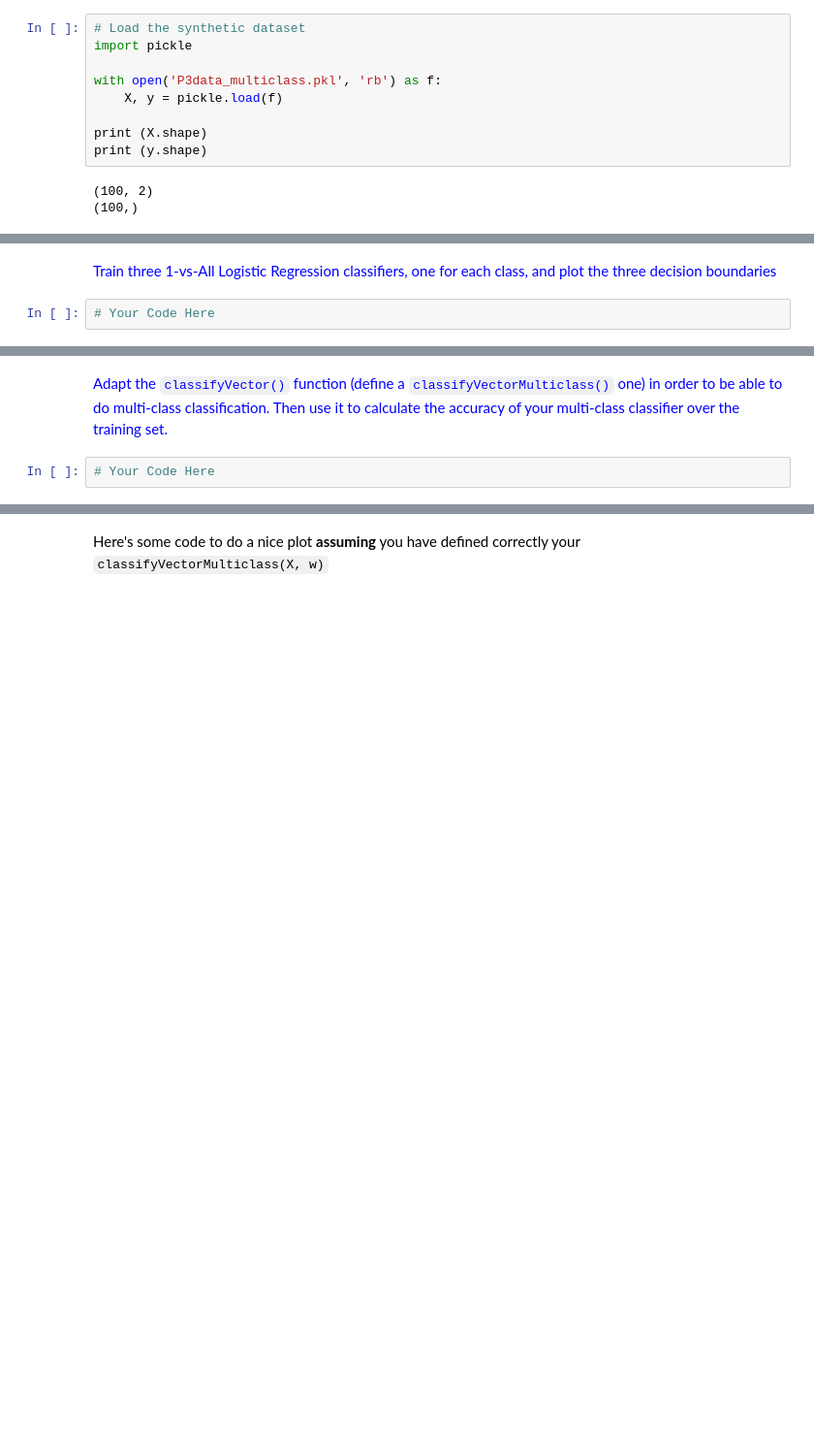
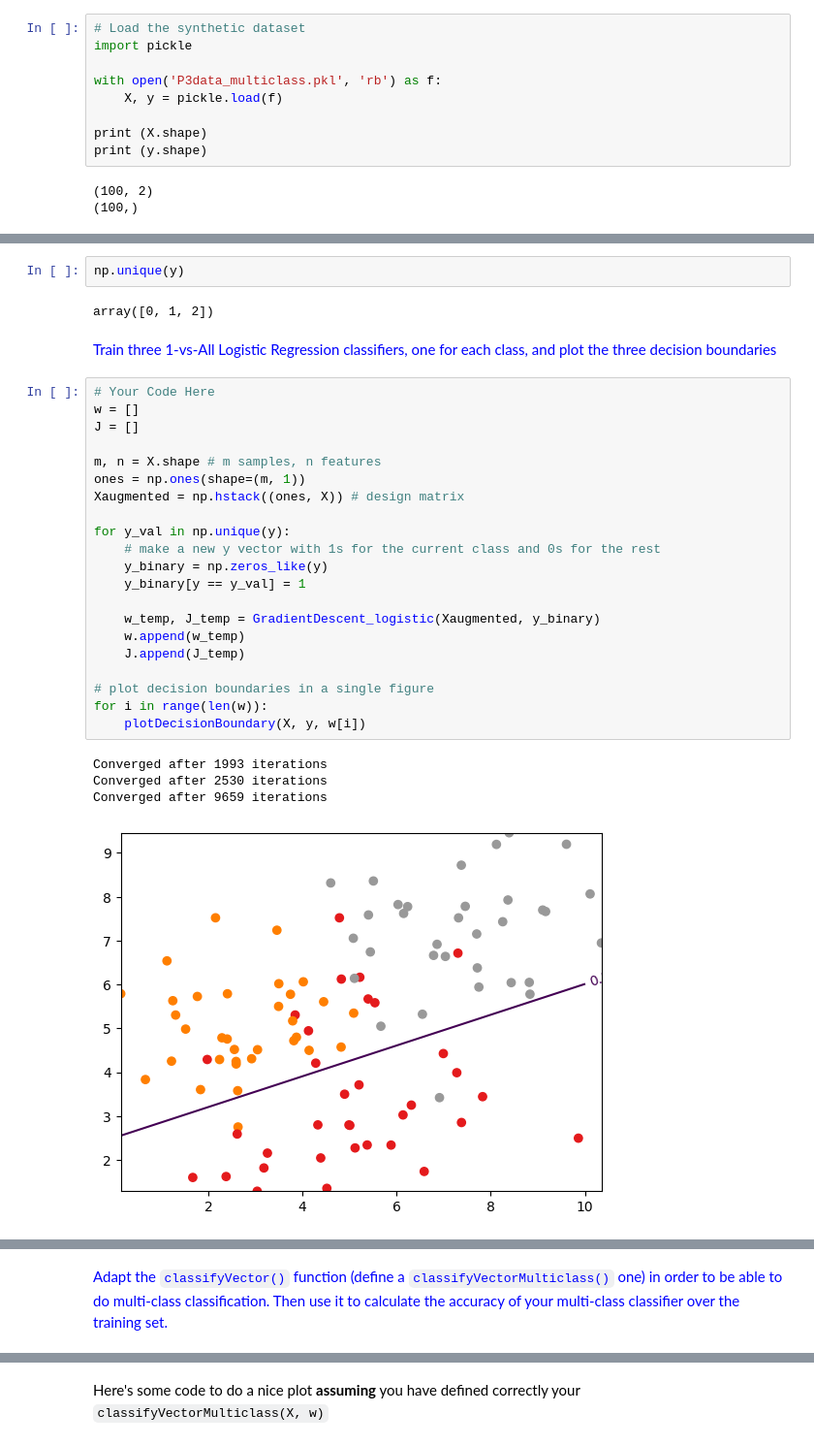
Before and after one commit to Pikurrot/ml-problems-uab, a Jupyter notebook: Session 3 - Logistic Regression/P3_Logistic_Regression.ipynb, the cells around one changed output, grey strips where cells are left out. Shown at 97% size. Cells and saved outputs as stored; diff of their text form; blank space fills up the shorter version.

```diff
--- a/Session 3 - Logistic Regression/P3_Logistic_Regression.ipynb
+++ b/Session 3 - Logistic Regression/P3_Logistic_Regression.ipynb
@@ -177,4 +177,32 @@ plt.show()
+# %%
+np.unique(y)
+# %% [output]
+array([0, 1, 2])
 # %% [markdown]
 <font color="blue">Train three 1-vs-All Logistic Regression classifiers, one for each class, and plot the three decision boundaries</font>
-# %%
-# Your Code Here
+# %%
+# Your Code Here
+w = []
+J = []
+
+m, n = X.shape # m samples, n features
+ones = np.ones(shape=(m, 1))
+Xaugmented = np.hstack((ones, X)) # design matrix
+
+for y_val in np.unique(y):
+	# make a new y vector with 1s for the current class and 0s for the rest
+	y_binary = np.zeros_like(y)
+	y_binary[y == y_val] = 1
+
+	w_temp, J_temp = GradientDescent_logistic(Xaugmented, y_binary)
+	w.append(w_temp)
+	J.append(J_temp)
+
+# plot decision boundaries in a single figure
+for i in range(len(w)):
+	plotDecisionBoundary(X, y, w[i])
+# %% [output]
+Converged after 1993 iterations
+Converged after 2530 iterations
+Converged after 9659 iterations
+[figure, added]
@@ -181,4 +211,2 @@ plt.show()
 # %% [markdown]
 <font color="blue">Adapt the `classifyVector()` function (define a `classifyVectorMulticlass()` one) in order to be able to do multi-class classification. Then use it to calculate the accuracy of your multi-class classifier over the training set.</font>
-# %%
-# Your Code Here
```
Also changed, not shown: parts of 21 cells of this notebook.
